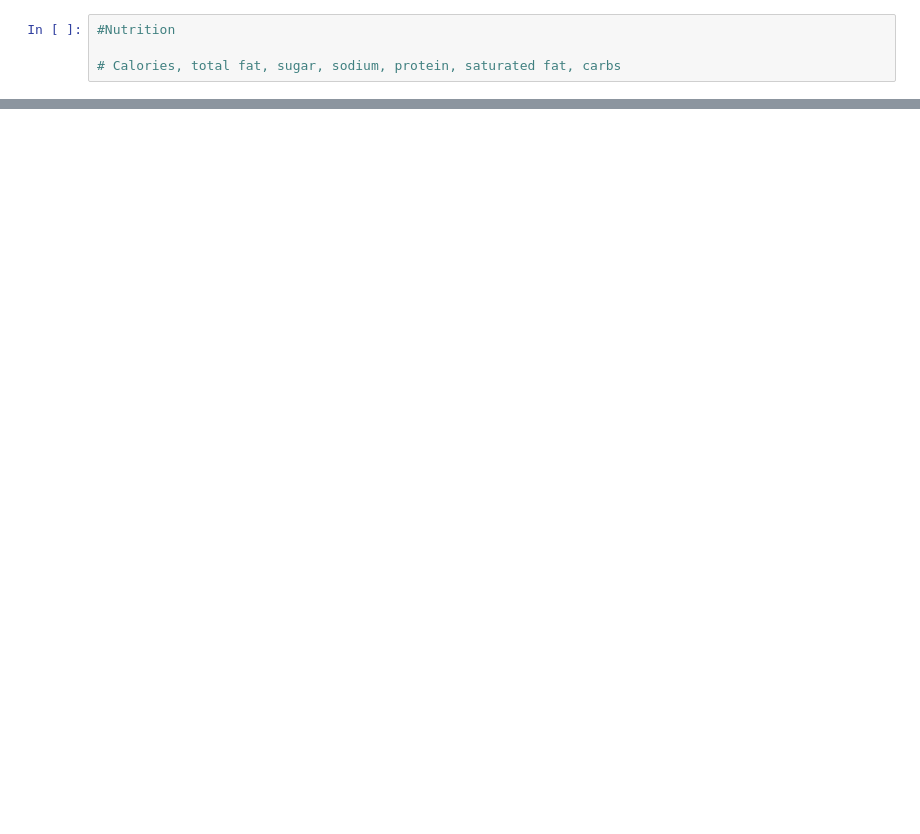
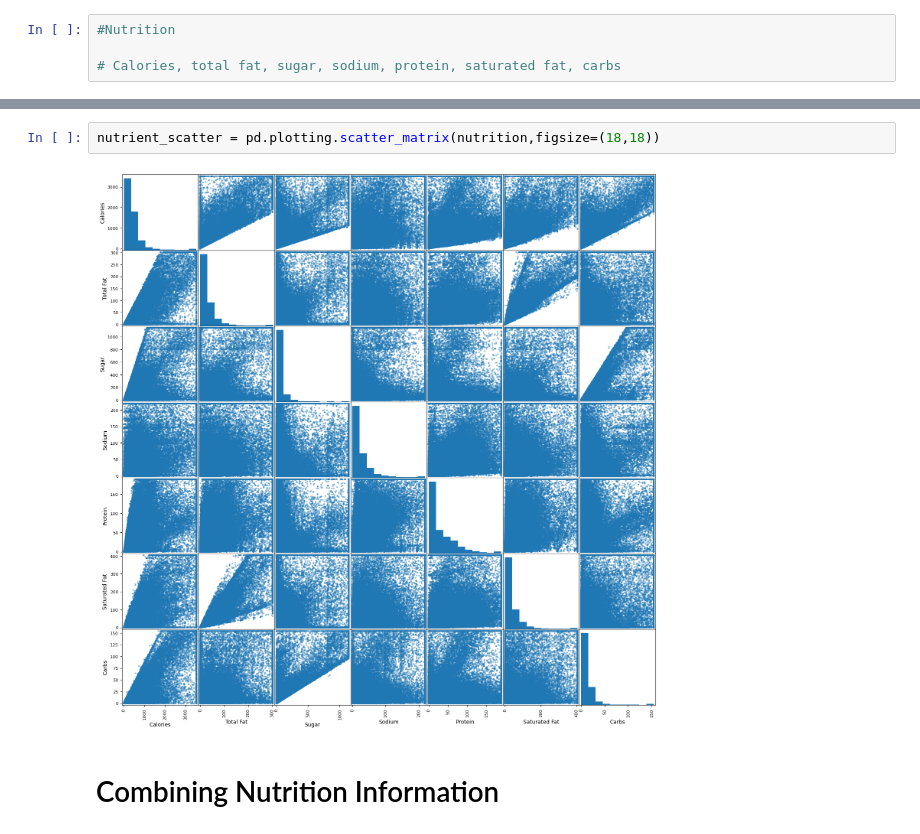
Before and after one commit to jlombino/RecipeEngine, a Jupyter notebook: Recipe_EDA.ipynb, the cells around one changed output, grey strips where cells are left out. Cells and saved outputs as stored; diff of their text form; blank space fills up the shorter version.

```diff
--- a/Recipe_EDA.ipynb
+++ b/Recipe_EDA.ipynb
@@ -184 +310,7 @@ recipes_with_nutrition = raw_recipes.join(nutrition)
+# %%
+nutrient_scatter = pd.plotting.scatter_matrix(nutrition,figsize=(18,18))
+# %% [output]
+[figure, added]
+# %% [markdown]
+<h1>Combining Nutrition Information
 # %%
```
Also changed, not shown: parts of 21 cells of this notebook.
